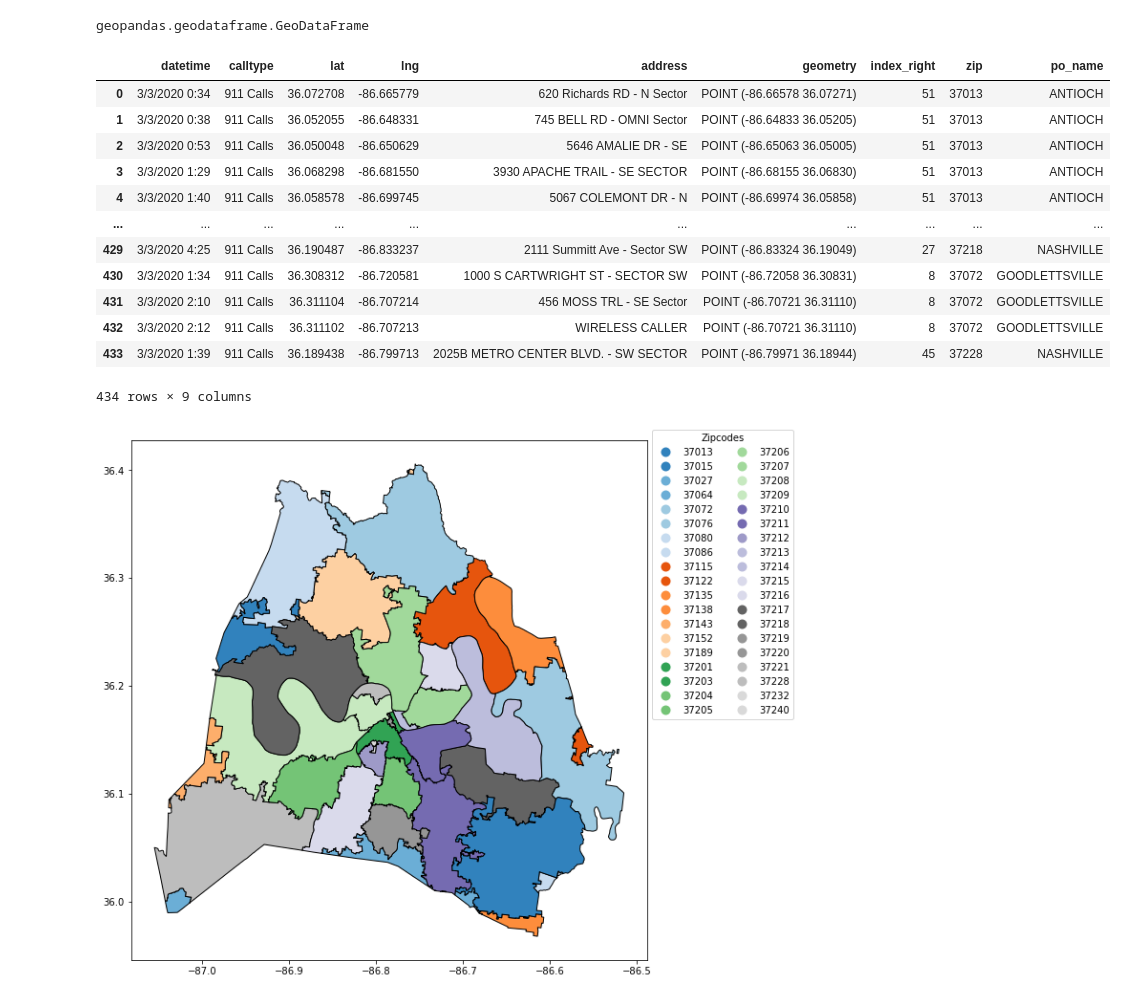
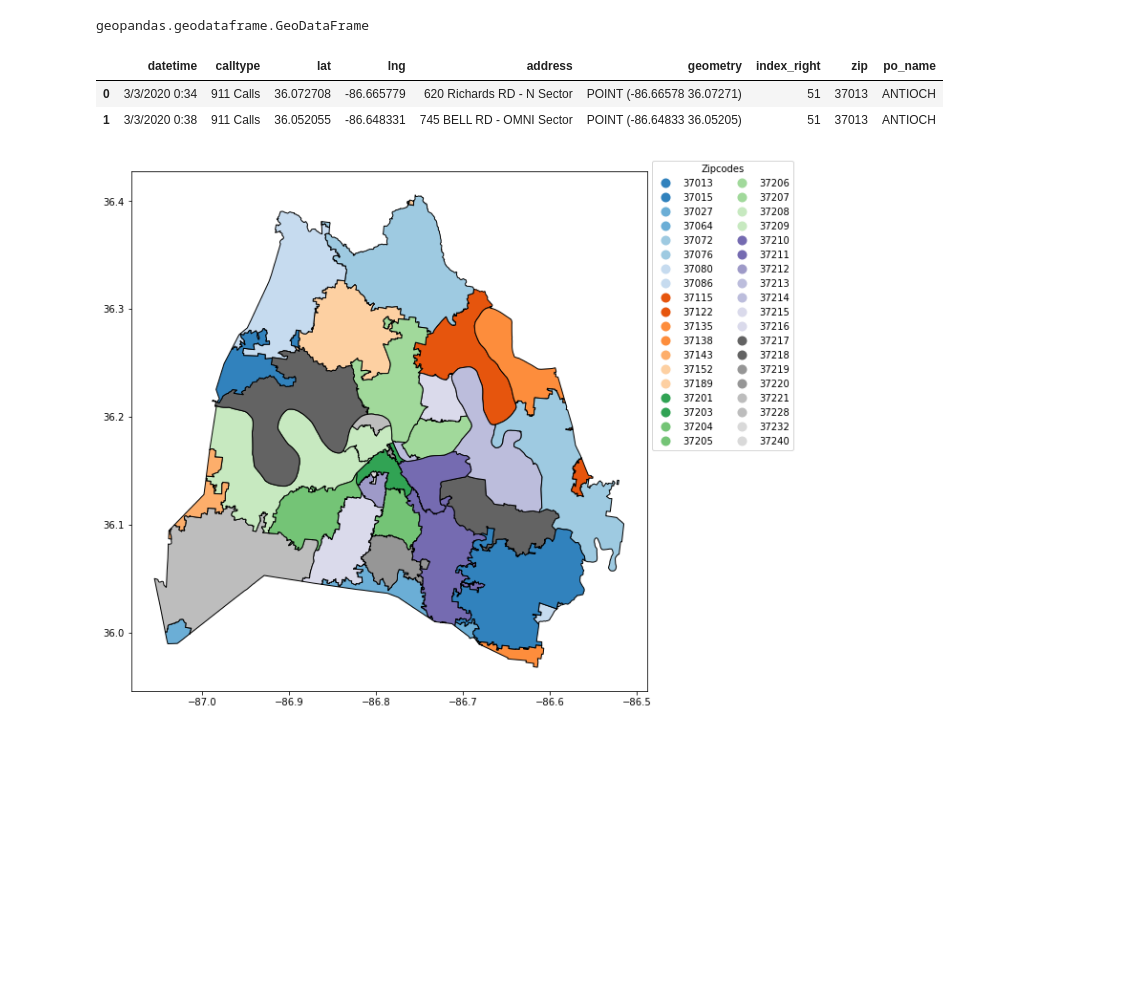
Before and after one commit to MrBardot/NSS-DDA2-metro-nashville-emergency, a Jupyter notebook: notebooks/metro-nashville-emergency-communications-snickers-hrubel.ipynb, the cells around one changed output. Cells and saved outputs as stored; diff of their text form; code cells hidden in the pictures; blank space fills up the shorter version.

```diff
--- a/notebooks/metro-nashville-emergency-communications-snickers-hrubel.ipynb
+++ b/notebooks/metro-nashville-emergency-communications-snickers-hrubel.ipynb
@@ -186,21 +190,11 @@ zipcodes = zipcodes[['zip', 'po_name', 'geometry']]
 # %%
 tornado_calls_zip = gpd.sjoin(tornado_calls_geo, zipcodes, op = 'within')
 tornado_calls_zip=tornado_calls_zip.reset_index(drop = True)
-tornado_calls_zip
+tornado_calls_zip.head(2)
 # %% [output]
 |  | datetime | calltype | lat | lng | address | geometry | index_right | zip | po_name |
 | 0 | 3/3/2020 0:34 | 911 Calls | 36.072708 | -86.665779 | 620 Richards RD - N Sector | POINT (-86.66578 36.07271) | 51 | 37013 | ANTIOCH |
 | 1 | 3/3/2020 0:38 | 911 Calls | 36.052055 | -86.648331 | 745 BELL RD - OMNI Sector | POINT (-86.64833 36.05205) | 51 | 37013 | ANTIOCH |
-| 2 | 3/3/2020 0:53 | 911 Calls | 36.050048 | -86.650629 | 5646 AMALIE DR - SE | POINT (-86.65063 36.05005) | 51 | 37013 | ANTIOCH |
-| 3 | 3/3/2020 1:29 | 911 Calls | 36.068298 | -86.681550 | 3930 APACHE TRAIL - SE SECTOR | POINT (-86.68155 36.06830) | 51 | 37013 | ANTIOCH |
-| 4 | 3/3/2020 1:40 | 911 Calls | 36.058578 | -86.699745 | 5067 COLEMONT DR - N | POINT (-86.69974 36.05858) | 51 | 37013 | ANTIOCH |
-| ... | ... | ... | ... | ... | ... | ... | ... | ... | ... |
-| 429 | 3/3/2020 4:25 | 911 Calls | 36.190487 | -86.833237 | 2111 Summitt Ave - Sector SW | POINT (-86.83324 36.19049) | 27 | 37218 | NASHVILLE |
-| 430 | 3/3/2020 1:34 | 911 Calls | 36.308312 | -86.720581 | 1000 S CARTWRIGHT ST - SECTOR SW | POINT (-86.72058 36.30831) | 8 | 37072 | GOODLETTSVILLE |
-| 431 | 3/3/2020 2:10 | 911 Calls | 36.311104 | -86.707214 | 456 MOSS TRL - SE Sector | POINT (-86.70721 36.31110) | 8 | 37072 | GOODLETTSVILLE |
-| 432 | 3/3/2020 2:12 | 911 Calls | 36.311102 | -86.707213 | WIRELESS CALLER | POINT (-86.70721 36.31110) | 8 | 37072 | GOODLETTSVILLE |
-| 433 | 3/3/2020 1:39 | 911 Calls | 36.189438 | -86.799713 | 2025B METRO CENTER BLVD. - SW SECTOR | POINT (-86.79971 36.18944) | 45 | 37228 | NASHVILLE |
-434 rows × 9 columns
 # %%
 tornado_cad_zip = gpd.sjoin(tornado_cad_geo, zipcodes, op = 'within')
 # %%
```
Also changed, not shown: parts of 24 cells of this notebook, 2 other files.
